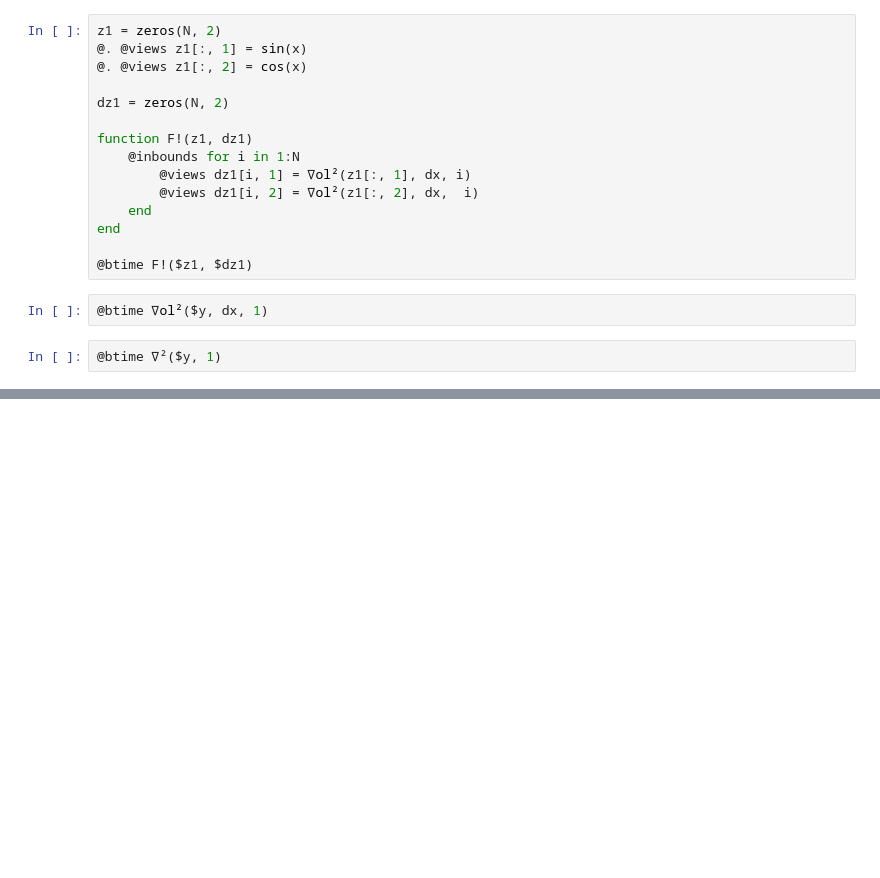
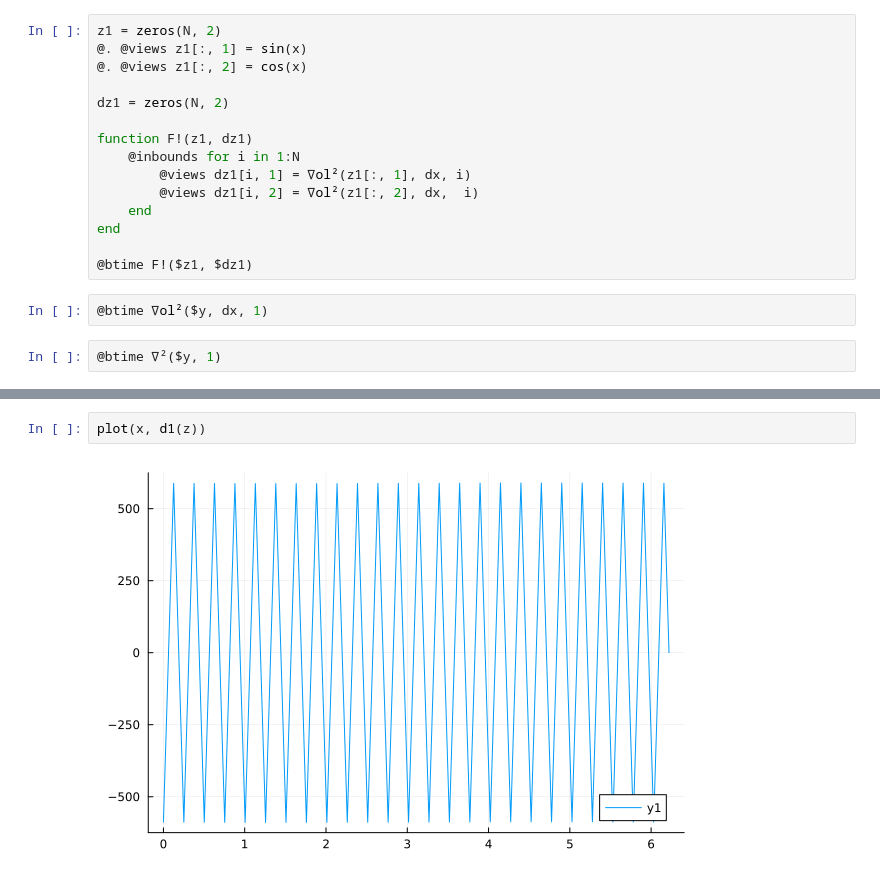
Before and after one commit to martkjoh/NRCH_finite_diff, a Jupyter notebook: timing.ipynb, the cells around one changed output, grey strips where cells are left out. Saved outputs shown, nothing was run; the diff lists cells and outputs as text; blank space fills up the shorter version.

```diff
--- a/timing.ipynb
+++ b/timing.ipynb
@@ -181,0 +299,4 @@ end
+# %%
+plot(x, d1(z))
+# %% [output]
+[figure, added]
```
Also changed, not shown: parts of 8 cells of this notebook, 7 other files.
